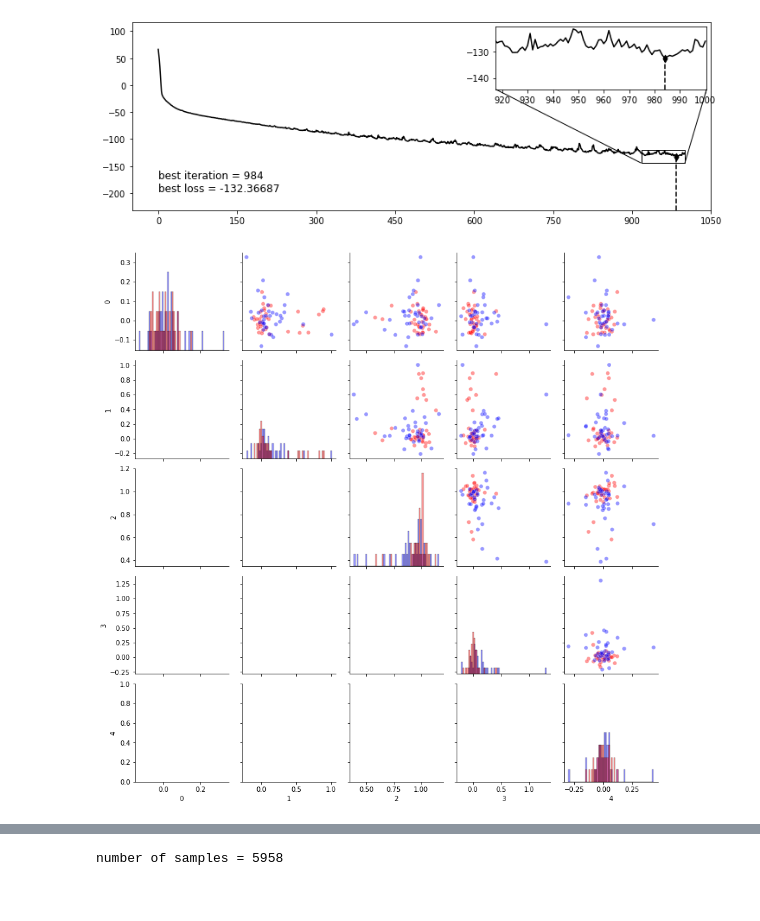
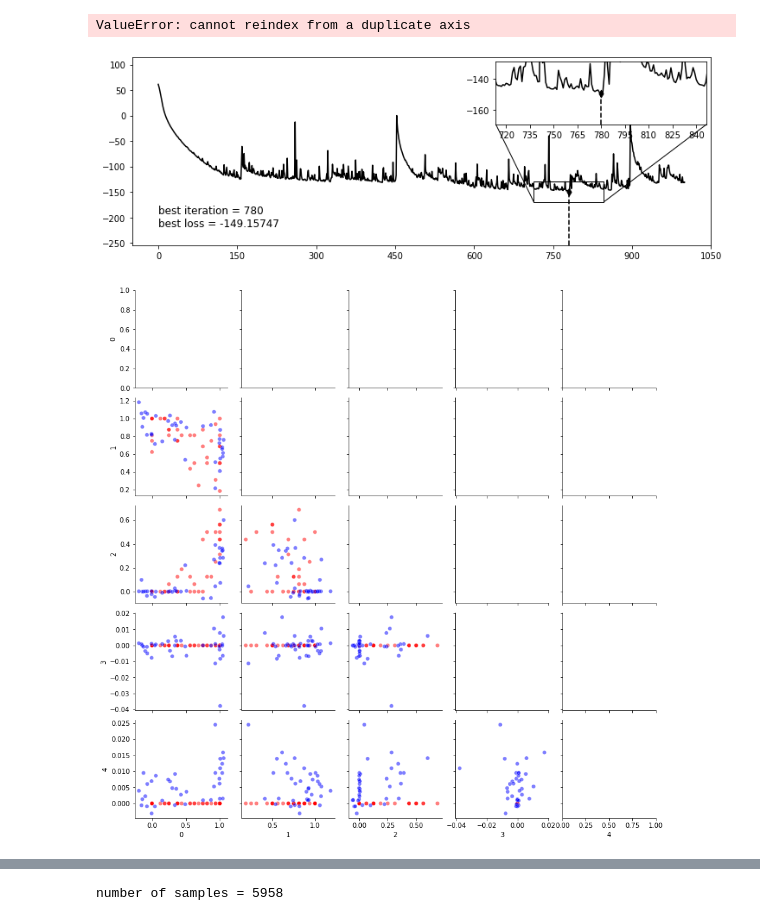
Before and after one commit to ElouanARGOUARCH/Discretely-Indexed-Flows, a Jupyter notebook: experiments/[WORK IN PROGRESS] TMC MNIST.ipynb, the cells around one changed output, grey strips where cells are left out. Saved outputs shown, nothing was run; the diff lists cells and outputs as text; code cells hidden in the pictures.

```diff
--- a/experiments/[WORK IN PROGRESS] TMC MNIST.ipynb
+++ b/experiments/[WORK IN PROGRESS] TMC MNIST.ipynb
@@ -34,7 +18,7 @@ digit = 1
 extracted = digits.data[digits.target == digit]
 plt.imshow(digits.images[digits.target == digit][0])
 target_samples = torch.tensor(extracted).float()
-target_samples = (target_samples + torch.randn(target_samples.shape))/16
+target_samples = (target_samples)/16
 print(target_samples)
 p = target_samples.shape[1]
 num_samples = target_samples.shape[0]
@@ -54,11 +38,12 @@ number of training samples182
 # %%
 num_samples = target_samples.shape[0]
 epochs =1000
 batch_size = int(num_samples/12)
-structure = [[RealNVPDensityEstimatorLayer,[256,256,256]],[RealNVPDensityEstimatorLayer,[256,256,256]],[RealNVPDensityEstimatorLayer,[256,256,256]],[RealNVPDensityEstimatorLayer,[256,256,256]]]
-realnvp = MixedModelDensityEstimator(target_samples, p,structure, initial_reference = GeneralizedMultivariateNormal(p, fixed_log_r = torch.log(2*torch.ones(p))))
-realnvp.train(epochs, batch_size, visual = True)
-realnvp.model_visual(num_samples=int(num_samples/5), flow = True)
+initial_w = SoftmaxWeight(50, p,[5,5,5], 'NN')
+DIF = DIFDensityEstimator(target_samples, 50, initial_w = initial_w)
+DIF.train(epochs, batch_size, visual = True)
+DIF.model_visual(num_samples=int(num_samples/5))
 # %% [output]
+ValueError: cannot reindex from a duplicate axis
-[figure, old version]
+[figure, new version]
-[figure, old version]
+[figure, new version]
```
Also changed, not shown: parts of 9 cells of this notebook, 6 other files.
